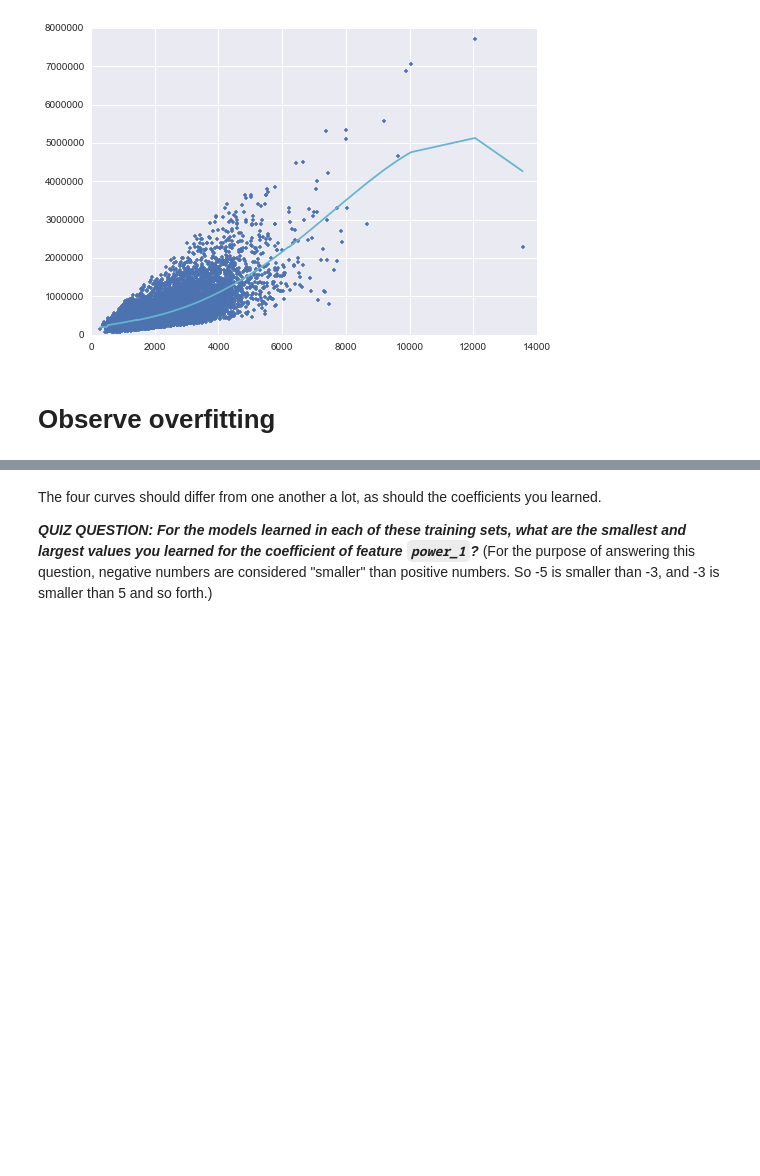
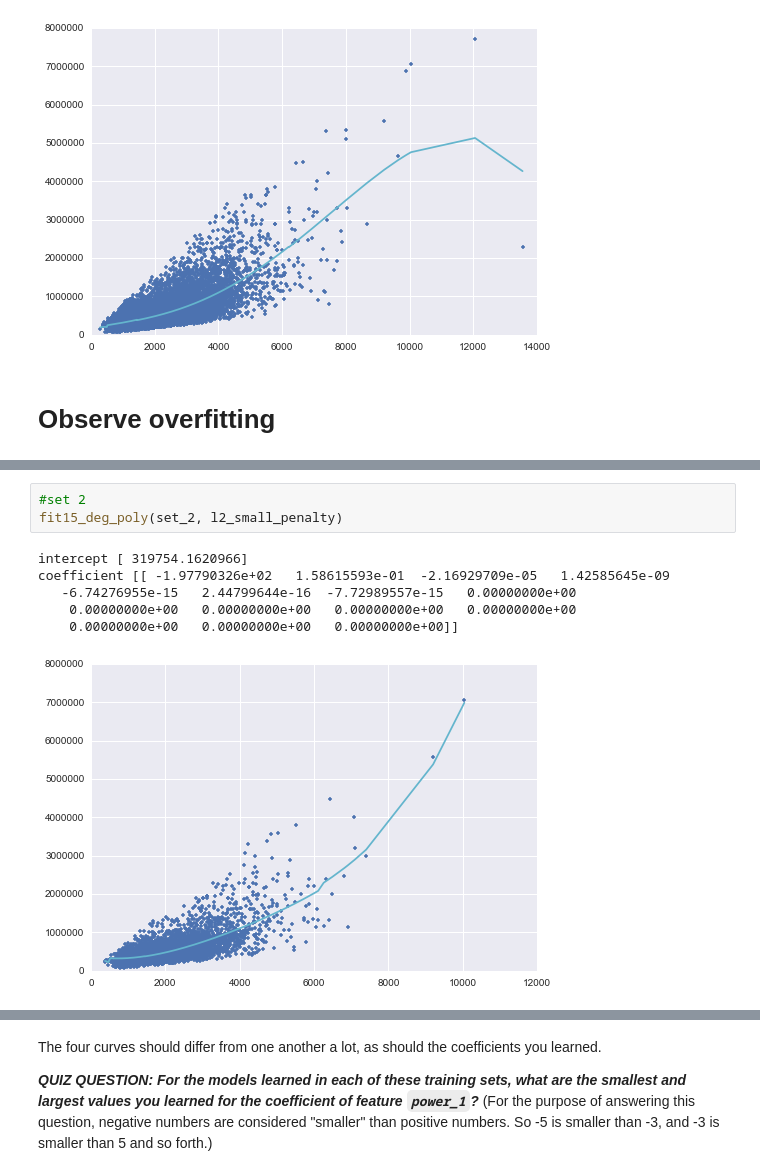
Before and after one commit to benjaminsw/regression, a Jupyter notebook: kc_house/ridge regression.ipynb, the cells around one changed output, grey strips where cells are left out. Cells and saved outputs as stored; diff of their text form; blank space fills up the shorter version.

```diff
--- a/kc_house/ridge regression.ipynb
+++ b/kc_house/ridge regression.ipynb
@@ -124,0 +136,10 @@ Hint: When calling `graphlab.linear_regression.create()`, use the same L2 penalt
+# %%
+#set 2
+fit15_deg_poly(set_2, l2_small_penalty)
+# %% [output]
+intercept [ 319754.1620966]
+coefficient [[ -1.97790326e+02   1.58615593e-01  -2.16929709e-05   1.42585645e-09
+   -6.74276955e-15   2.44799644e-16  -7.72989557e-15   0.00000000e+00
+    0.00000000e+00   0.00000000e+00   0.00000000e+00   0.00000000e+00
+    0.00000000e+00   0.00000000e+00   0.00000000e+00]]
+[figure, added]
```
Also changed, not shown: parts of 8 cells of this notebook.
